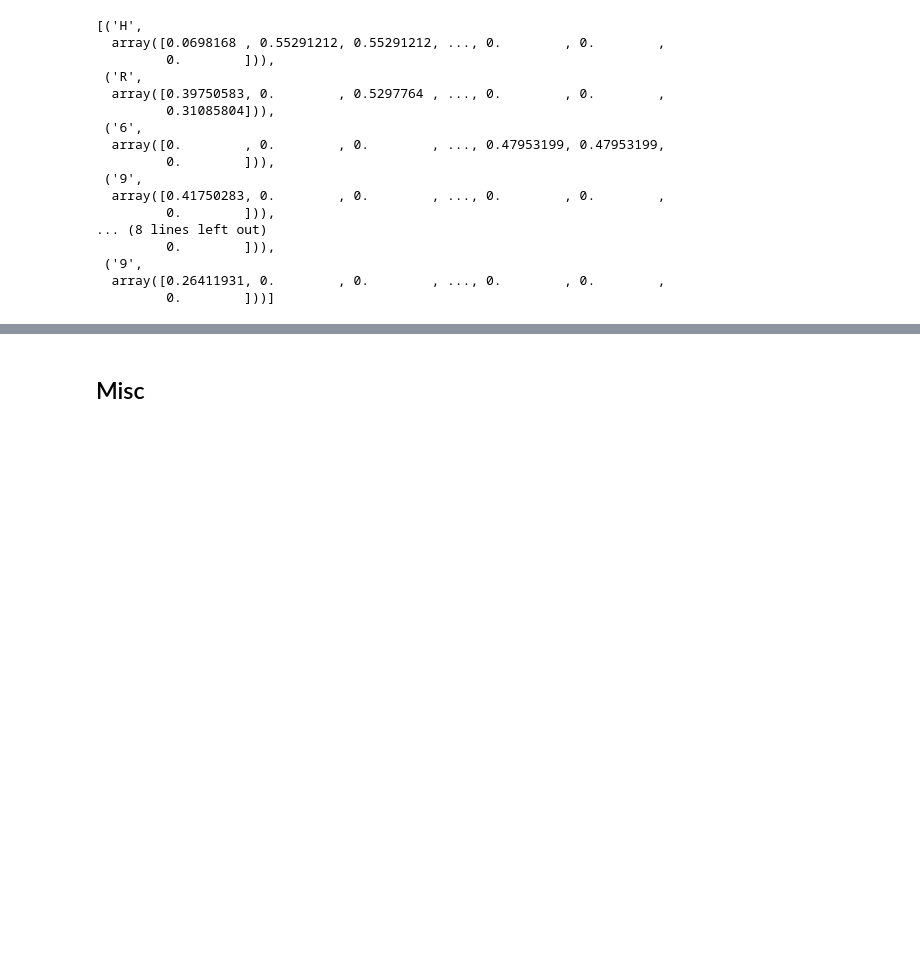
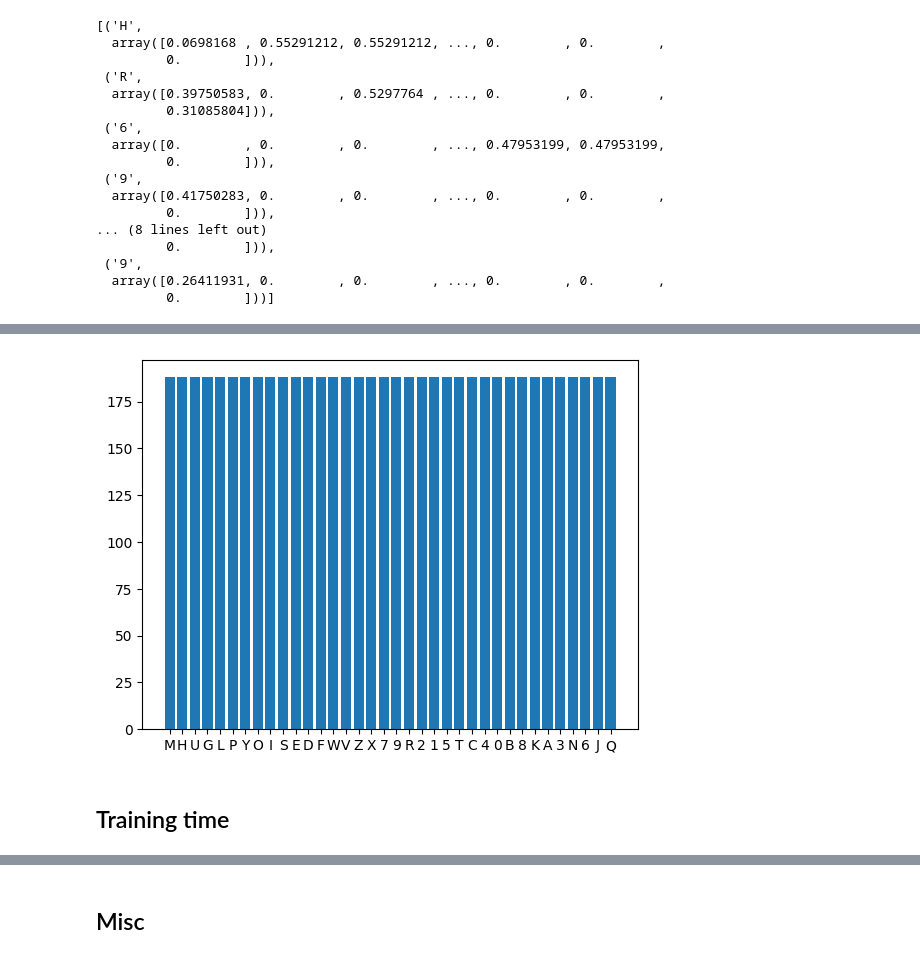
Before and after one commit to UltraArceus3/CSE5717-Project, a Jupyter notebook: OCR/custom_ocr.ipynb, the cells around one changed output, grey strips where cells are left out. Saved outputs shown, nothing was run; the diff lists cells and outputs as text; code cells hidden in the pictures; blank space fills up the shorter version.

```diff
--- a/OCR/custom_ocr.ipynb
+++ b/OCR/custom_ocr.ipynb
@@ -4,7 +4,7 @@ import pandas as pd
 data_path = "../DataPreProcessing/.out/license_plates.csv"
 image_path = "../OCR/data/LP-characters/images"
 
-data = pd.read_csv(data_path)
+data = pd.read_csv(data_path, dtype=str)
 # %%
 data.iloc[0]
 # %% [output]
@@ -96,0 +163,21 @@ hogs.to_csv(".out/license_plate_hogs.csv", index=False)
+# %%
+# upsample minority classes
+from sklearn.utils import resample
+
+num_majority = hogs[hogs['char'] == max(hogs['char'], key=hogs['char'].value_counts().get)]
+
+
+hogs_upsampled = hogs.copy()
+for char in hogs['char'].unique():
+    if len(hogs[hogs['char'] == char]) < len(num_majority):
+        hogs_upsampled = pd.concat([hogs_upsampled, resample(hogs[hogs['char'] == char], replace=True, n_samples=len(num_majority) - len(hogs[hogs['char'] == char]))])
+
+lbl_distr = hogs_upsampled['char'].value_counts()
+
+plt.bar([str(x) for x in lbl_distr.index.to_list()], lbl_distr.values)
+
+plt.show()
+# %% [output]
+[figure, added]
+# %% [markdown]
+## Training time
```
Also changed, not shown: parts of 10 cells of this notebook, 5 other files.
